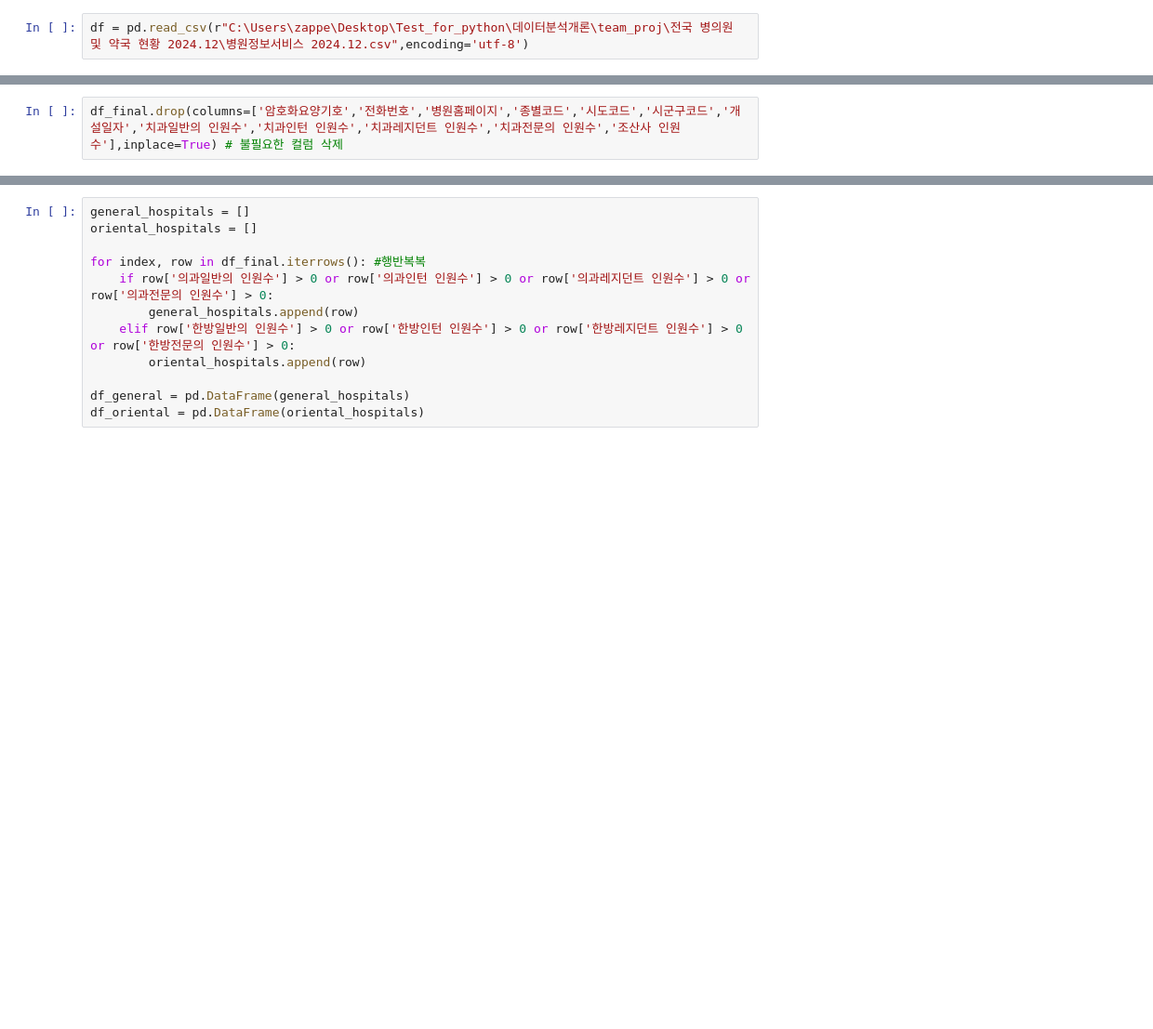
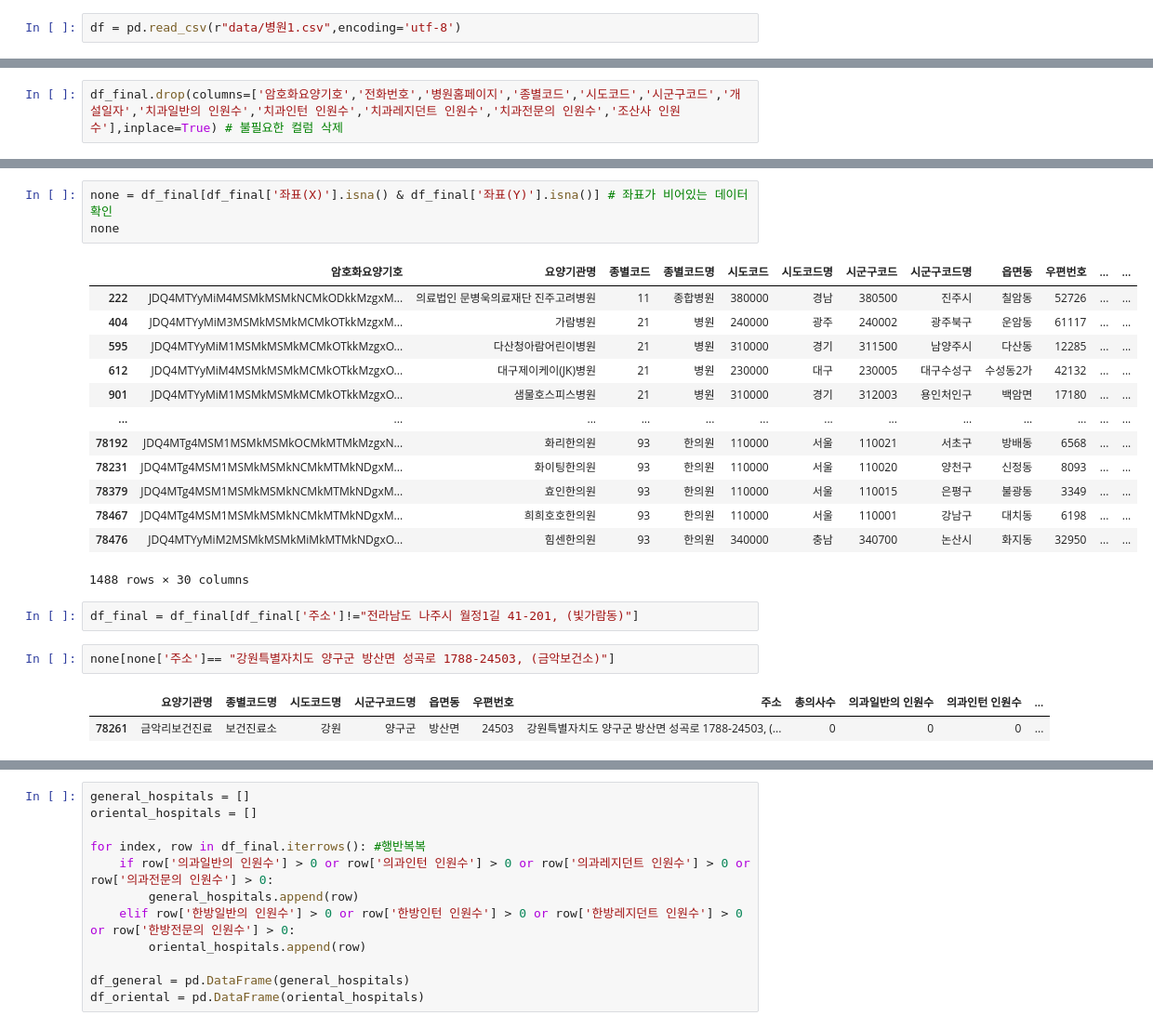
Before and after one commit to JiHyun13/dust_infra_blindspot, a Jupyter notebook: hospital_infra.ipynb, the cells around one changed output, grey strips where cells are left out. Shown at 93% size. Drawn from its saved outputs; the diff is of its cells as text; blank space fills up the shorter version.

```diff
--- a/hospital_infra.ipynb
+++ b/hospital_infra.ipynb
@@ -24,5 +41,5 @@ plt.rcParams['axes.unicode_minus'] =False
 # %%
-df = pd.read_csv(r"C:\Users\zappe\Desktop\Test_for_python\데이터분석개론\team_proj\전국 병의원 및 약국 현황 2024.12\병원정보서비스 2024.12.csv",encoding='utf-8')
+df = pd.read_csv(r"data/병원1.csv",encoding='utf-8')
 # %%
 df.head() #데이터 구조 확인
 # %% [output]
@@ -206,0 +224,24 @@ df_final.drop(columns=['암호화요양기호','전화번호','병원홈페이
+# %%
+none = df_final[df_final['좌표(X)'].isna() & df_final['좌표(Y)'].isna()] # 좌표가 비어있는 데이터 확인
+none
+# %% [output]
+|  | 암호화요양기호 | 요양기관명 | 종별코드 | 종별코드명 | 시도코드 | 시도코드명 | 시군구코드 | 시군구코드명 | 읍면동 | 우편번호 | ... | ... |
+| 222 | JDQ4MTYyMiM4MSMkMSMkNCMkODkkMzgxM... | 의료법인 문병욱의료재단 진주고려병원 | 11 | 종합병원 | 380000 | 경남 | 380500 | 진주시 | 칠암동 | 52726 | ... | ... |
+| 404 | JDQ4MTYyMiM3MSMkMSMkMCMkOTkkMzgxM... | 가람병원 | 21 | 병원 | 240000 | 광주 | 240002 | 광주북구 | 운암동 | 61117 | ... | ... |
+| 595 | JDQ4MTYyMiM1MSMkMSMkMCMkOTkkMzgxO... | 다산청아람어린이병원 | 21 | 병원 | 310000 | 경기 | 311500 | 남양주시 | 다산동 | 12285 | ... | ... |
+| 612 | JDQ4MTYyMiM4MSMkMSMkMCMkOTkkMzgxO... | 대구제이케이(JK)병원 | 21 | 병원 | 230000 | 대구 | 230005 | 대구수성구 | 수성동2가 | 42132 | ... | ... |
+| 901 | JDQ4MTYyMiM1MSMkMSMkMCMkOTkkMzgxO... | 샘물호스피스병원 | 21 | 병원 | 310000 | 경기 | 312003 | 용인처인구 | 백암면 | 17180 | ... | ... |
+| ... | ... | ... | ... | ... | ... | ... | ... | ... | ... | ... | ... | ... |
+| 78192 | JDQ4MTg4MSM1MSMkMSMkOCMkMTMkMzgxN... | 화리한의원 | 93 | 한의원 | 110000 | 서울 | 110021 | 서초구 | 방배동 | 6568 | ... | ... |
+| 78231 | JDQ4MTg4MSM1MSMkMSMkNCMkMTMkNDgxM... | 화이팅한의원 | 93 | 한의원 | 110000 | 서울 | 110020 | 양천구 | 신정동 | 8093 | ... | ... |
+| 78379 | JDQ4MTg4MSM1MSMkMSMkNCMkMTMkNDgxM... | 효인한의원 | 93 | 한의원 | 110000 | 서울 | 110015 | 은평구 | 불광동 | 3349 | ... | ... |
+| 78467 | JDQ4MTg4MSM1MSMkMSMkNCMkMTMkNDgxM... | 희희호호한의원 | 93 | 한의원 | 110000 | 서울 | 110001 | 강남구 | 대치동 | 6198 | ... | ... |
+| 78476 | JDQ4MTYyMiM2MSMkMSMkMiMkMTMkNDgxO... | 힘센한의원 | 93 | 한의원 | 340000 | 충남 | 340700 | 논산시 | 화지동 | 32950 | ... | ... |
+1488 rows × 30 columns
+# %%
+df_final = df_final[df_final['주소']!="전라남도 나주시 월정1길 41-201, (빛가람동)"]
+# %%
+none[none['주소']== "강원특별자치도 양구군 방산면 성곡로 1788-24503, (금악보건소)"]
+# %% [output]
+|  | 요양기관명 | 종별코드명 | 시도코드명 | 시군구코드명 | 읍면동 | 우편번호 | 주소 | 총의사수 | 의과일반의 인원수 | 의과인턴 인원수 | ... |
+| 78261 | 금악리보건진료 | 보건진료소 | 강원 | 양구군 | 방산면 | 24503 | 강원특별자치도 양구군 방산면 성곡로 1788-24503, (... | 0 | 0 | 0 | ... |
```
Also changed, not shown: parts of 66 cells of this notebook, 22 other files.
